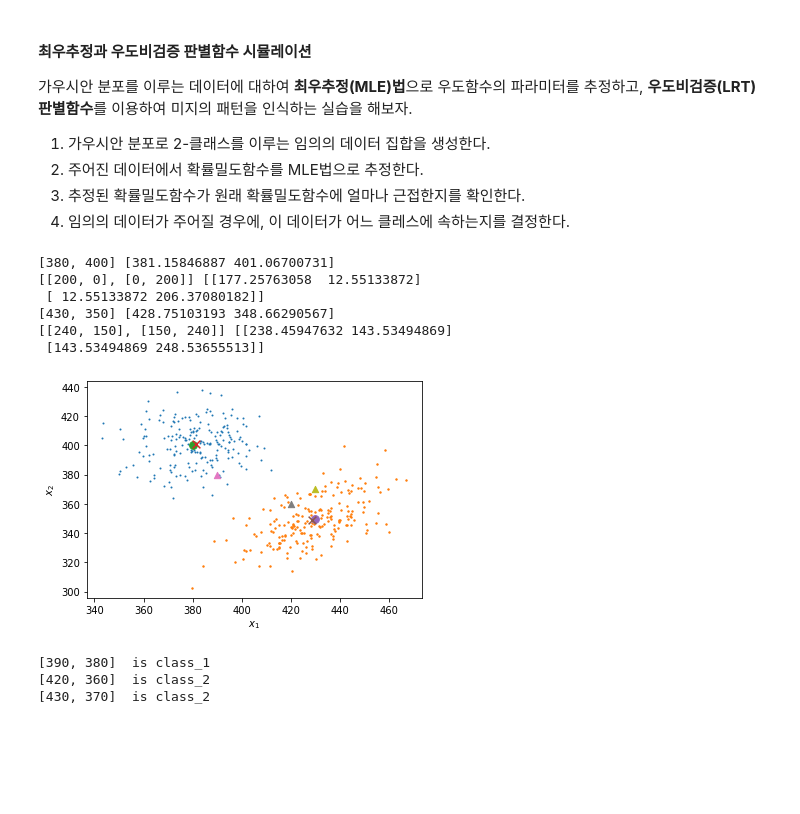
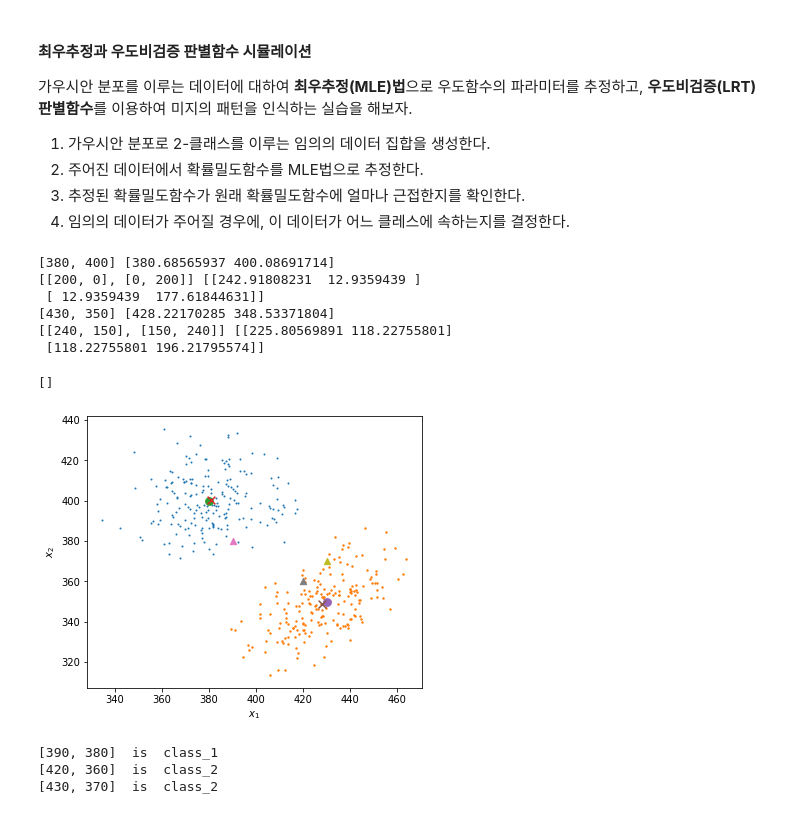
Before and after one commit to junji64/Introduction-to-Pattern-Recognition, a Jupyter notebook: 5. Statistical Decision Theory & PDF Estimation.ipynb, the cells around one changed output. Saved outputs shown, nothing was run; the diff lists cells and outputs as text; code cells hidden in the pictures; blank space fills up the shorter version.

```diff
--- a/5. Statistical Decision Theory & PDF Estimation.ipynb
+++ b/5. Statistical Decision Theory & PDF Estimation.ipynb
@@ -371,50 +371,54 @@ $$  \hat{\Sigma}_{\text{unbiased}} = { 1 \over N-1} \sum_{k=1}^N (x^{(k} - \hat{
 import numpy as np
 import scipy as sp
 from scipy import stats
 import matplotlib.pyplot as plt
 
 mu1 = [380, 400]
-cov1 = [[200, 0], [0, 200]]
-rv1 = sp.stats.multivariate_normal(mu1, cov1)
+cov1 = [[200, 0],[0,200]]
+rv1 = sp.stats.multivariate_normal(mu1,cov1)
 X1 = rv1.rvs(200)
-plt.scatter(X1[:, 0], X1[:, 1], s=1)
+plt.figure(figsize=(6,5))
+plt.scatter(X1[:,0],X1[:,1],s=1)
 
-mu2 = [430, 350]
-cov2 = [[240,150], [150, 240]]
+mu2= [430,350]
+cov2 = [[240, 150], [150, 240]]
 rv2 = sp.stats.multivariate_normal(mu2, cov2)
 X2 = rv2.rvs(200)
-plt.scatter(X2[:, 0], X2[:, 1], s=2)
+
+plt.scatter(X2[:,0], X2[:,1],s=2)
 
 plt.xlabel("$x_1$")
 plt.ylabel("$x_2$")
 
 mu1_ = X1.mean(axis=0)
 cov1_ = np.cov(X1.T, ddof=0)
 print(mu1, mu1_)
-plt.scatter(mu1[0], mu1[1], s=60, marker='o')
-plt.scatter(mu1_[0], mu1_[1], s=60, marker='x')
-print(cov1,cov1_)
+print(cov1, cov1_)
+plt.scatter(mu1[0], mu1[1],marker='o',s=60)
+plt.scatter(mu1_[0], mu1_[1], marker='x',s=60)
 
 mu2_ = X2.mean(axis=0)
 cov2_ = np.cov(X2.T, ddof=0)
 print(mu2, mu2_)
-plt.scatter(mu2[0], mu2[1], s=60, marker='o')
-plt.scatter(mu2_[0], mu2_[1], s=60, marker='x')
 print(cov2, cov2_)
+plt.scatter(mu2[0], mu2[1], marker='o',s=60)
+plt.scatter(mu2_[0], mu2_[1], marker='x',s=60)
 
 test_1 = [390, 380]
 plt.scatter(test_1[0], test_1[1], s=40, marker='^')
 test_2 = [420, 360]
 plt.scatter(test_2[0], test_2[1], s=40, marker='^')
 test_3 = [430, 370]
 plt.scatter(test_3[0], test_3[1], s=40, marker='^')
-plt.show()
+
+plt.plot()
 # %% [output]
-[380, 400] [381.15846887 401.06700731]
-[[200, 0], [0, 200]] [[177.25763058  12.55133872]
- [ 12.55133872 206.37080182]]
-[430, 350] [428.75103193 348.66290567]
-[[240, 150], [150, 240]] [[238.45947632 143.53494869]
- [143.53494869 248.53655513]]
+[380, 400] [380.68565937 400.08691714]
+[[200, 0], [0, 200]] [[242.91808231  12.9359439 ]
+ [ 12.9359439  177.61844631]]
+[430, 350] [428.22170285 348.53371804]
+[[240, 150], [150, 240]] [[225.80569891 118.22755801]
+ [118.22755801 196.21795574]]
+[]
-[figure, old version]
+[figure, new version]
 # %%
```
Also changed, not shown: parts of 3 cells of this notebook.
